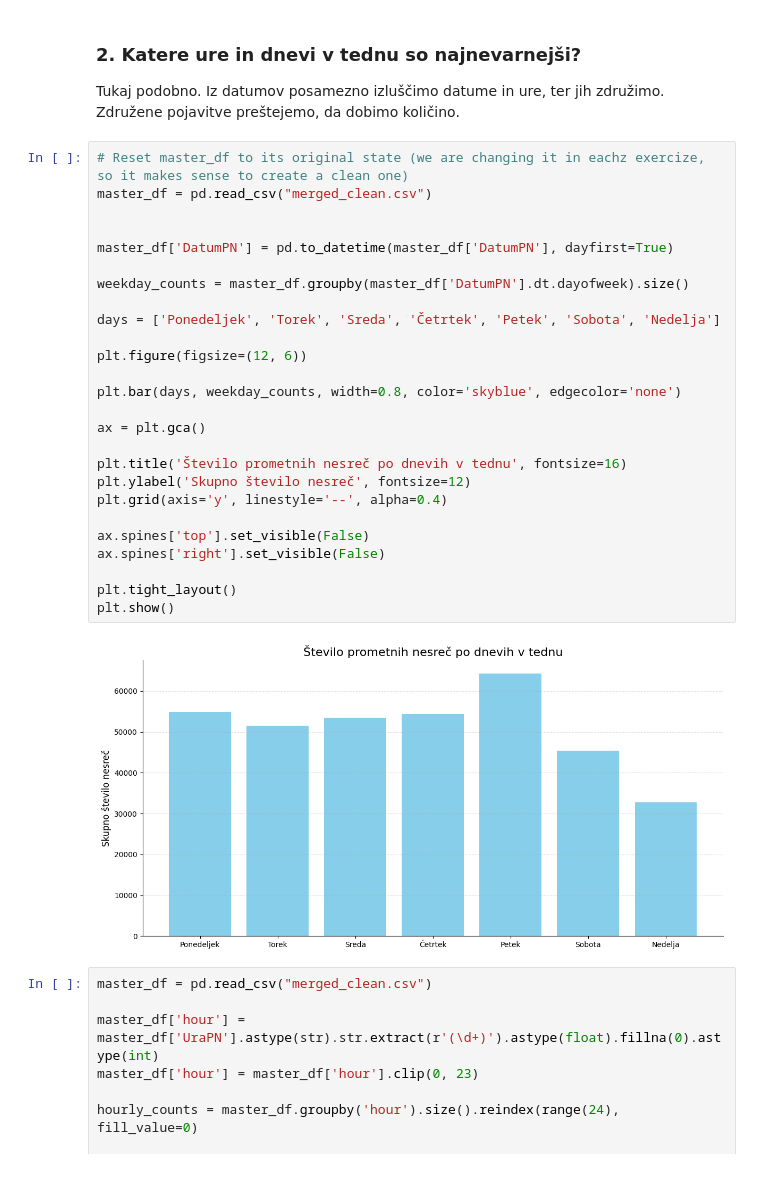
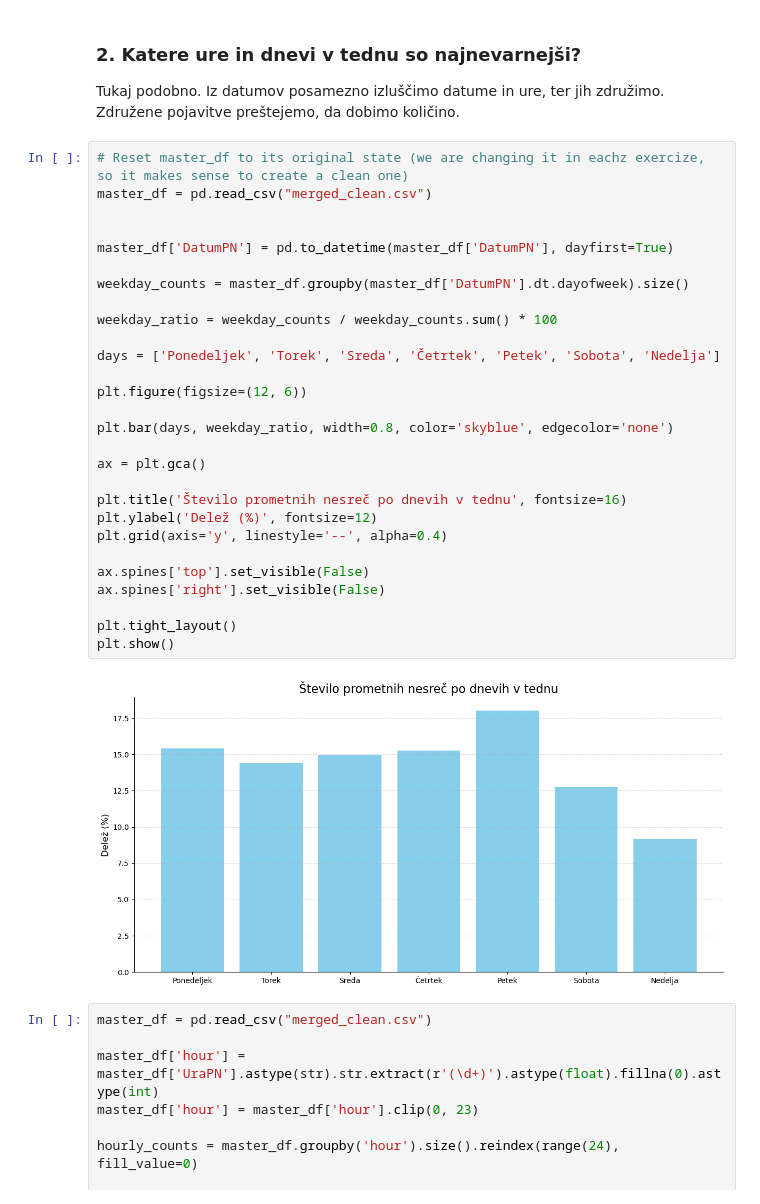
Before and after one commit to PatrikFurlan/PR2615, a Jupyter notebook: notebook.ipynb, the cells around one changed output. Drawn from its saved outputs; the diff is of its cells as text.

```diff
--- a/notebook.ipynb
+++ b/notebook.ipynb
@@ -149,31 +149,33 @@ Tukaj podobno. Iz datumov posamezno izluščimo datume in ure, ter jih združimo
 # %%
 # Reset master_df to its original state (we are changing it in eachz exercize, so it makes sense to create a clean one)
 master_df = pd.read_csv("merged_clean.csv")
 
 
 master_df['DatumPN'] = pd.to_datetime(master_df['DatumPN'], dayfirst=True)
 
 weekday_counts = master_df.groupby(master_df['DatumPN'].dt.dayofweek).size()
 
+weekday_ratio = weekday_counts / weekday_counts.sum() * 100
+
 days = ['Ponedeljek', 'Torek', 'Sreda', 'Četrtek', 'Petek', 'Sobota', 'Nedelja']
 
 plt.figure(figsize=(12, 6))
 
-plt.bar(days, weekday_counts, width=0.8, color='skyblue', edgecolor='none')
+plt.bar(days, weekday_ratio, width=0.8, color='skyblue', edgecolor='none')
 
 ax = plt.gca()
 
 plt.title('Število prometnih nesreč po dnevih v tednu', fontsize=16)
-plt.ylabel('Skupno število nesreč', fontsize=12)
+plt.ylabel('Delež (%)', fontsize=12)
 plt.grid(axis='y', linestyle='--', alpha=0.4)
 
 ax.spines['top'].set_visible(False)
 ax.spines['right'].set_visible(False)
 
 plt.tight_layout()
 plt.show()
 # %% [output]
-[figure, old version]
+[figure, new version]
 # %%
 master_df = pd.read_csv("merged_clean.csv")
 
```
Also changed, not shown: parts of 2 cells of this notebook.
